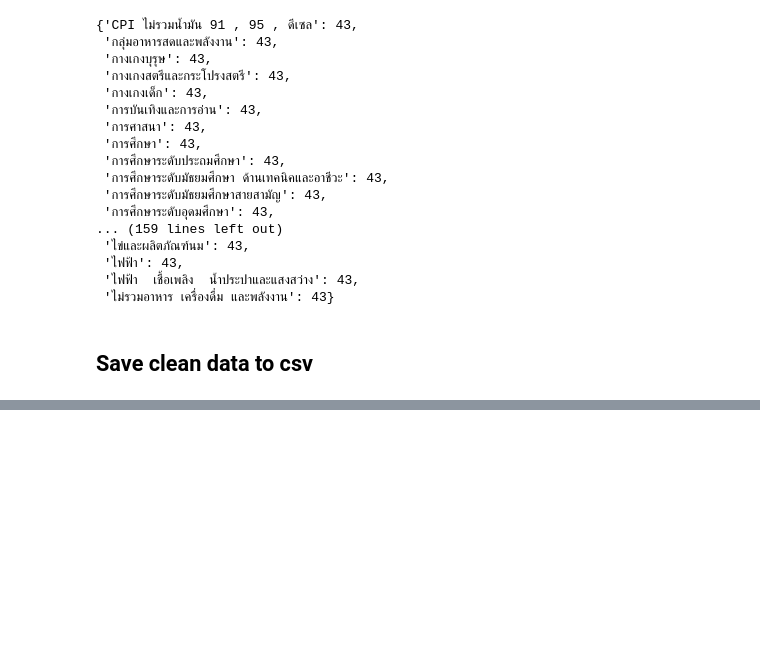
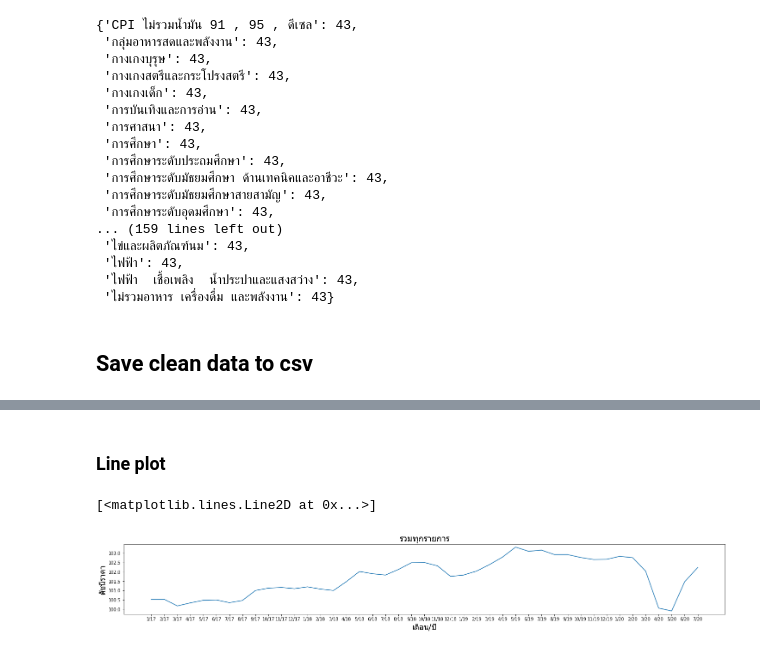
Before and after one commit to kittipon-shine/Consumer_Price_Index_DataAnalysis, a Jupyter notebook: Assignment_61070278.ipynb, the cells around one changed output, grey strips where cells are left out. Cells and saved outputs as stored; diff of their text form; code cells hidden in the pictures; blank space fills up the shorter version.

Commit message:
submit try plot

```diff
--- a/Assignment_61070278.ipynb
+++ b/Assignment_61070278.ipynb
@@ -281,0 +302,2 @@ df.to_csv('data/clean_data.csv', header=True, index=False, encoding='utf-8-sig')
+# %% [markdown]
+### Line plot
@@ -281,0 +308,21 @@ df.to_csv('data/clean_data.csv', header=True, index=False, encoding='utf-8-sig')
+# %%
+index_ = df[df.index_id == 0]
+
+month = index_['month'].tolist()
+year = index_['year'].tolist()
+
+values = index_['price_index'].tolist()
+
+month_year = []
+for i in range(len(month)):
+    month_year.append(str(month[i]) + '/' + str(year[i])[2:] )
+
+plt.figure(figsize=(25, 3))
+
+plt.title(u'รวมทุกรายการ',fontname='Tahoma',fontsize='20')
+plt.xlabel(u'เดือน/ปี',fontname='Tahoma',fontsize='18')
+plt.ylabel(u'ดัชนีราคา',fontname='Tahoma',fontsize='18')
+plt.plot(month_year, values)
+# %% [output]
+[<matplotlib.lines.Line2D at 0x...>]
+[figure, added]
```
Also changed, not shown: parts of 6 cells of this notebook.
